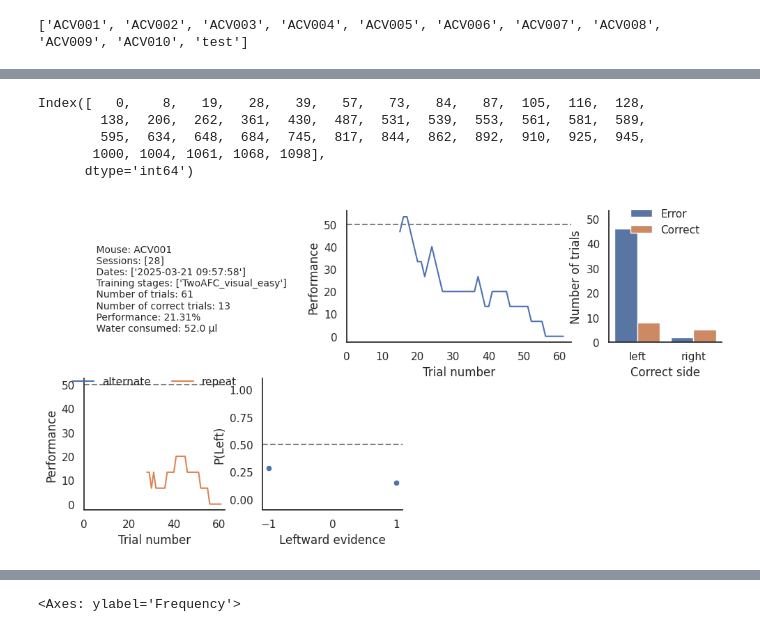
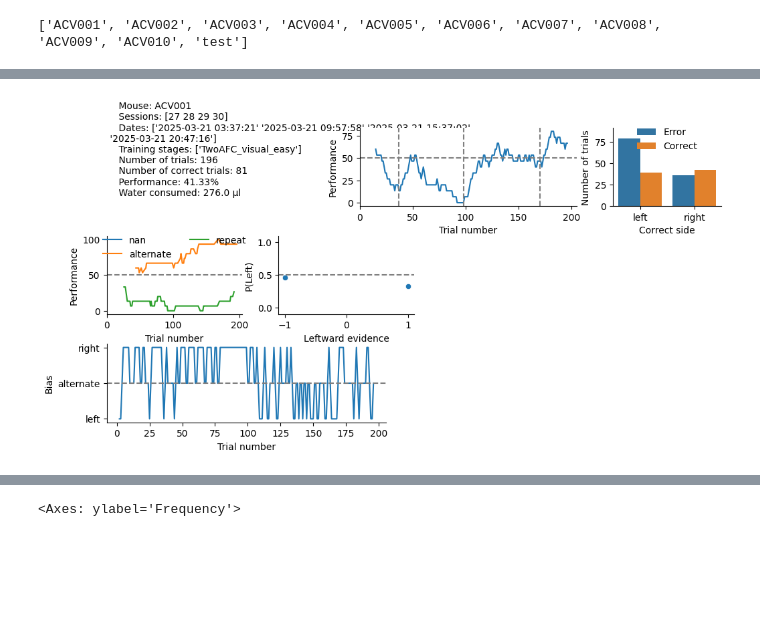
Before and after one commit to LearningCircuitsLab/lecilab-behavior-analysis, a Jupyter notebook: lecilab_behavior_analysis/plot_testing.ipynb, the cells around one changed output, grey strips where cells are left out. Saved outputs shown, nothing was run; the diff lists cells and outputs as text; code cells hidden in the pictures; blank space fills up the shorter version.

```diff
--- a/lecilab_behavior_analysis/plot_testing.ipynb
+++ b/lecilab_behavior_analysis/plot_testing.ipynb
@@ -49,19 +49,14 @@ fig = subject_progress_figure(df, mouse, perf_window=100, summary_matrix_plot=Fa
-# %%
-df[df.session != df.session.shift(1)].index
-# %% [output]
-Index([   0,    8,   19,   28,   39,   57,   73,   84,   87,  105,  116,  128,
-        138,  206,  262,  361,  430,  487,  531,  539,  553,  561,  581,  589,
-        595,  634,  648,  684,  745,  817,  844,  862,  892,  910,  925,  945,
-       1000, 1004, 1061, 1068, 1098],
-      dtype='int64')
 # %%
 from lecilab_behavior_analysis.figure_maker import session_summary_figure
+from lecilab_behavior_analysis.df_transforms import add_trial_of_day_column_to_df, add_day_column_to_df
 # select the session you want to plot
-session = 28
-sdf = df[df["session"] == session]
-fig = session_summary_figure(sdf, mouse, perf_window=15, width=10, height=5)
+date = "2025-03-21"
+df = add_day_column_to_df(df)
+df = add_trial_of_day_column_to_df(df)
+sdf = df[df["year_month_day"] == date]
+fig, rdf = session_summary_figure(sdf, mouse, perf_window=15, width=10, height=5)
 # %% [output]
-[figure, old version]
+[figure, new version]
 # %%
 from lecilab_behavior_analysis.plots import plot_time_between_trials_and_reaction_time
 from lecilab_behavior_analysis.df_transforms import calculate_time_between_trials_and_reaction_time
```
Also changed, not shown: parts of 2 cells of this notebook, 5 other files.
